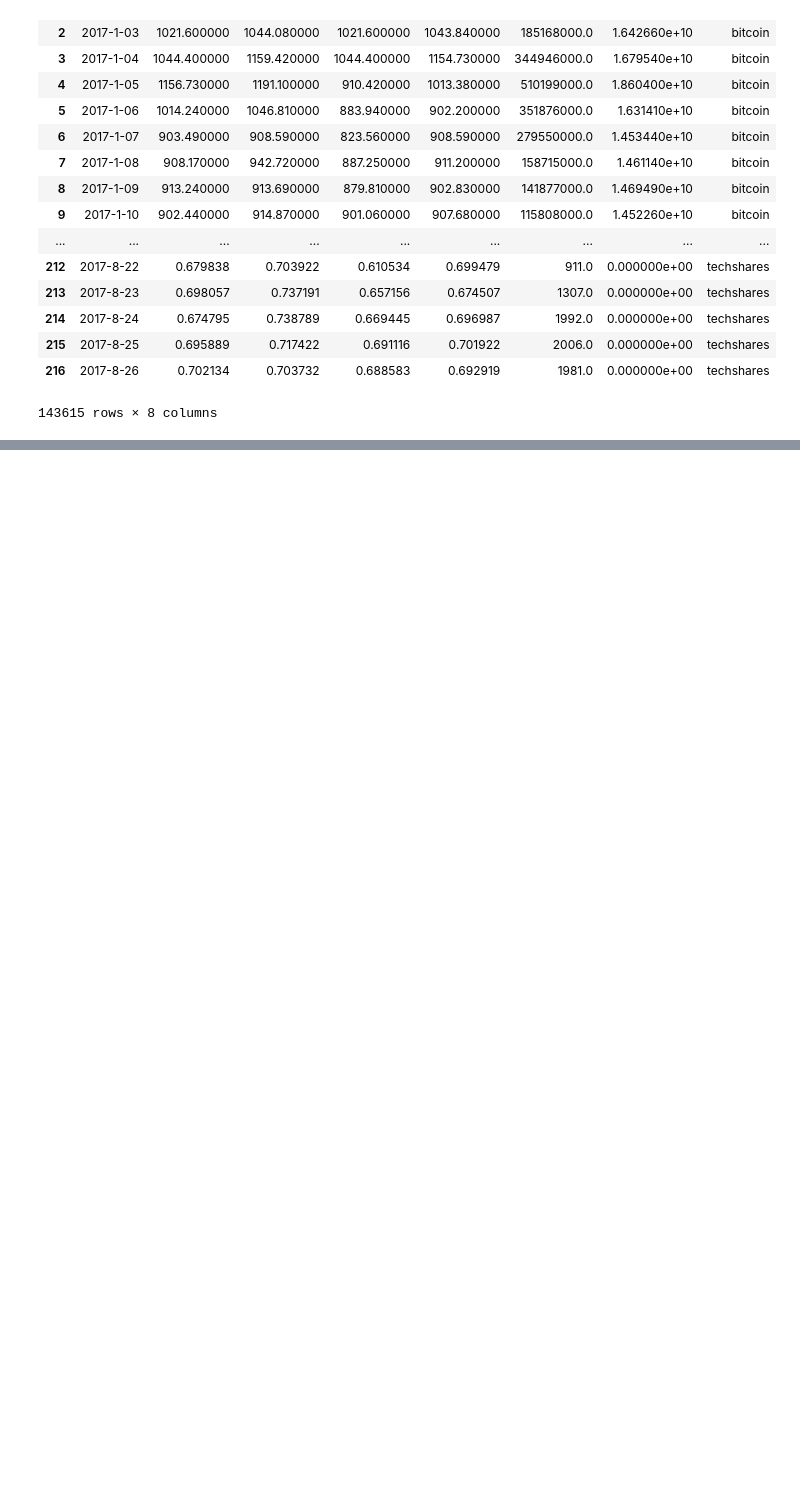
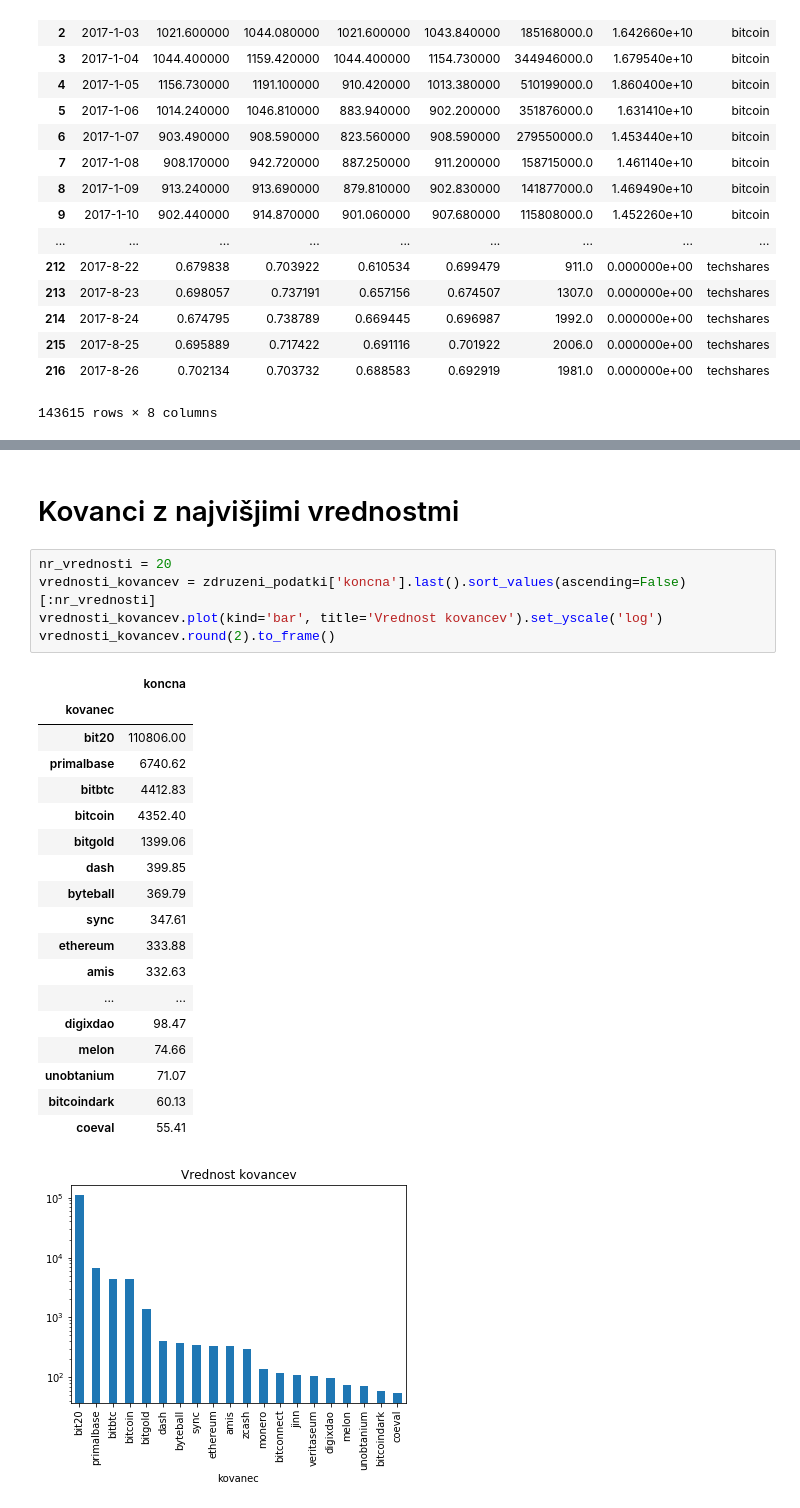
Before and after one commit to marusalekse/projekt-p1-kriptovalute, a Jupyter notebook: Analiza Kriptovalut.ipynb, the cells around one changed output, grey strips where cells are left out. Saved outputs shown, nothing was run; the diff lists cells and outputs as text; blank space fills up the shorter version.

```diff
--- a/Analiza Kriptovalut.ipynb
+++ b/Analiza Kriptovalut.ipynb
@@ -68,0 +82,27 @@ for ime, k in kovanci[kovanci['kovanec'].isin(najvrednejsi_kovanci.index)].group
+# %% [markdown]
+# Kovanci z najvišjimi vrednostmi
+# %%
+nr_vrednosti = 20
+vrednosti_kovancev = zdruzeni_podatki['koncna'].last().sort_values(ascending=False)[:nr_vrednosti]
+vrednosti_kovancev.plot(kind='bar', title='Vrednost kovancev').set_yscale('log')
+vrednosti_kovancev.round(2).to_frame()
+# %% [output]
+|  | koncna |
+| kovanec |  |
+| bit20 | 110806.00 |
+| primalbase | 6740.62 |
+| bitbtc | 4412.83 |
+| bitcoin | 4352.40 |
+| bitgold | 1399.06 |
+| dash | 399.85 |
+| byteball | 369.79 |
+| sync | 347.61 |
+| ethereum | 333.88 |
+| amis | 332.63 |
+| ... | ... |
+| digixdao | 98.47 |
+| melon | 74.66 |
+| unobtanium | 71.07 |
+| bitcoindark | 60.13 |
+| coeval | 55.41 |
+[figure, added]
```
Also changed, not shown: parts of 8 cells of this notebook, 33 other files.
